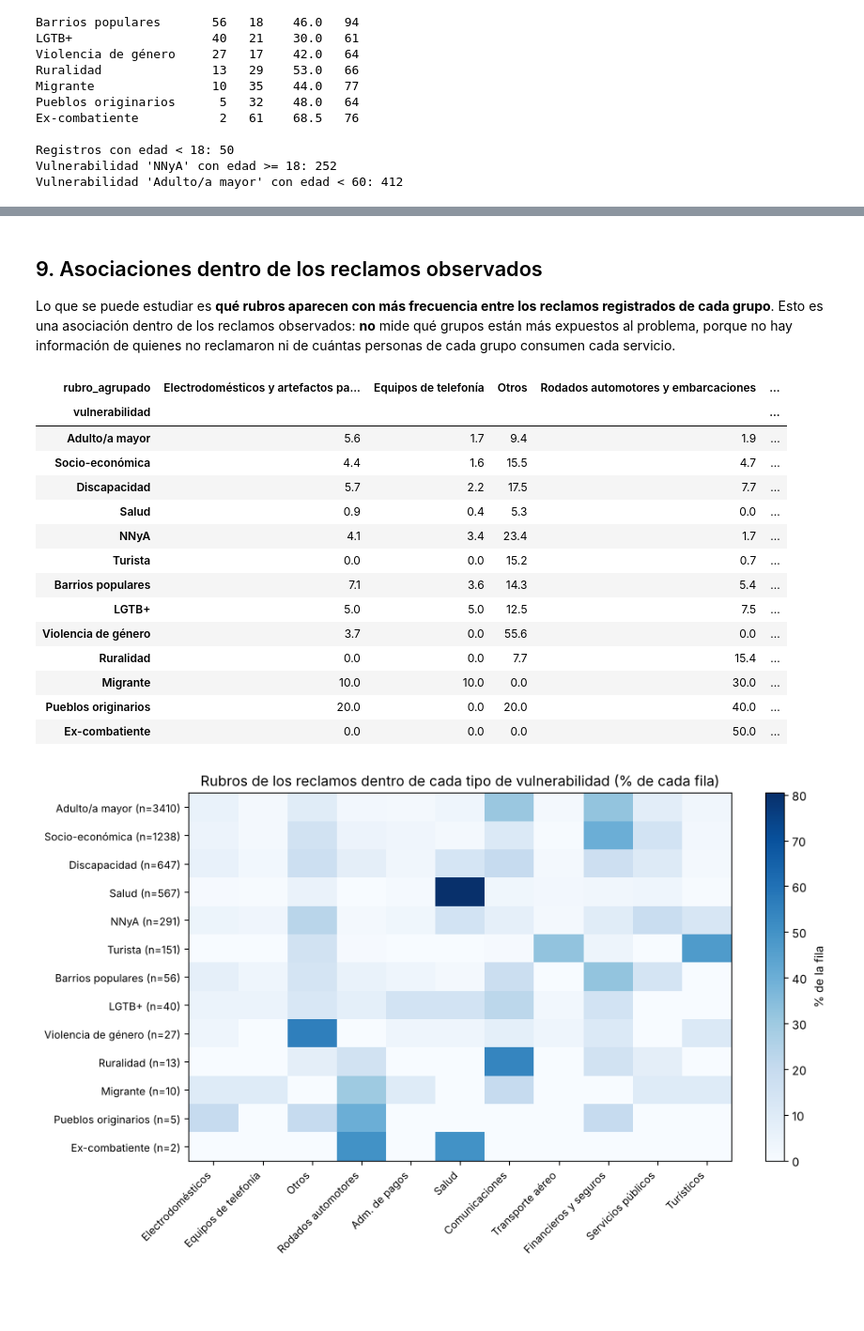
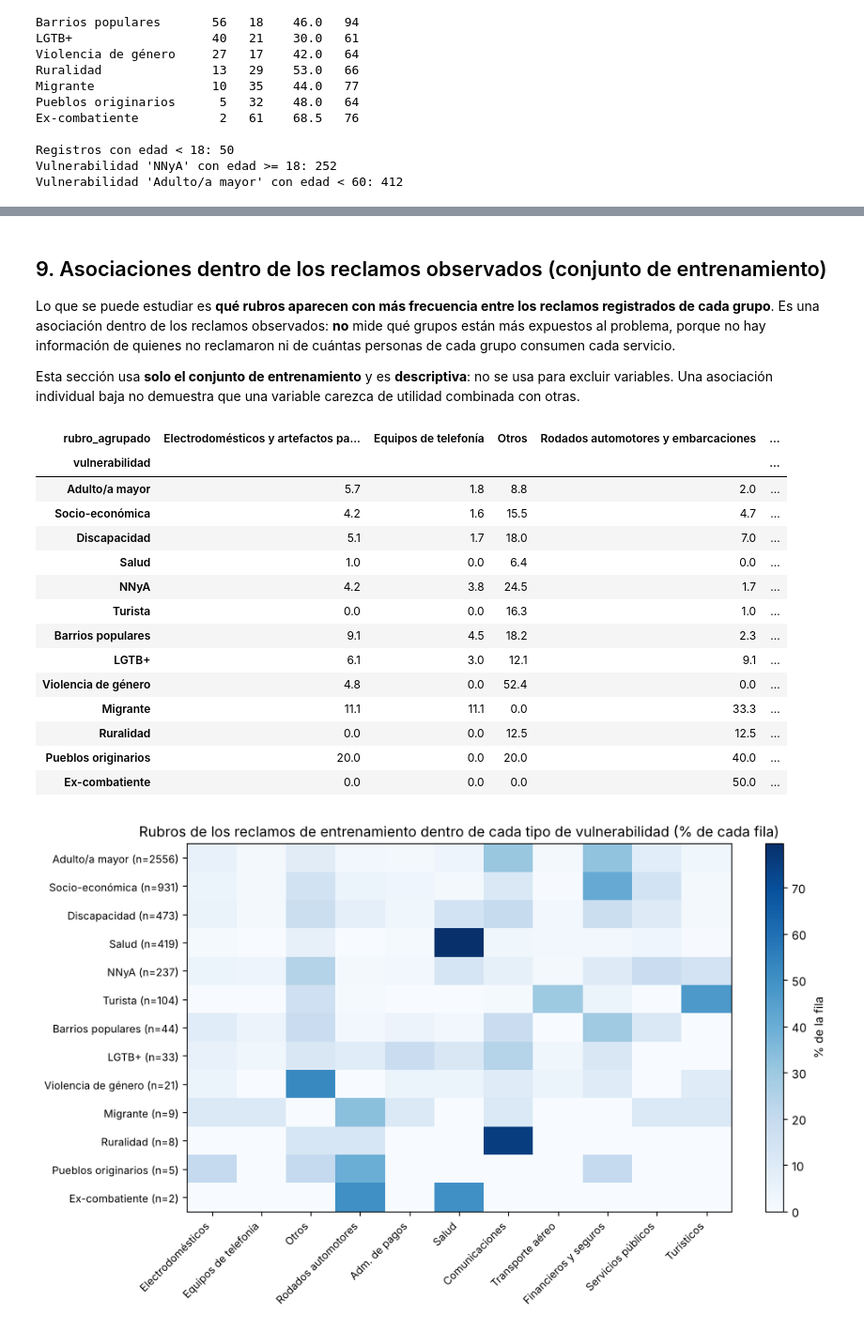
Before and after one commit to davidmoreira7788/consumidores-hipervulnerables-ml, a Jupyter notebook: notebooks/1.0-dm-eda-y-preprocesamiento.ipynb, the cells around one changed output, grey strips where cells are left out. Shown at 94% size. Drawn from its saved outputs; the diff is of its cells as text; code cells hidden in the pictures; blank space fills up the shorter version.

```diff
--- a/notebooks/1.0-dm-eda-y-preprocesamiento.ipynb
+++ b/notebooks/1.0-dm-eda-y-preprocesamiento.ipynb
@@ -275,5 +246,0 @@ pd.DataFrame(filas)
-# %%
-# Se aplica el umbral elegido: se crea la columna rubro_agrupado (variable objetivo definitiva).
-UMBRAL = 100
-df["rubro_agrupado"] = agrupar_rubros(df["rubro"], umbral=UMBRAL)
-print(df["rubro_agrupado"].value_counts().to_frame("casos").assign(porcentaje=lambda t: (100 * t["casos"] / len(df)).round(1)))
@@ -380,0 +260,7 @@ mismas métricas que los demás modelos) se calculará en el notebook de modelad
+# %%
+# Partición aleatoria estratificada por rubro. Los rubros con menos de 4 casos se juntan en '_raro' solo para
+# poder estratificar (no define las clases del modelo). La semilla fija hace la partición reproducible.
+tr, te = particion_entrenamiento_prueba(df, test_size=0.25, semilla=SEMILLA)
+print("Reclamos: entrenamiento =", len(tr), "| prueba =", len(te))
+print(f"Proporción del rubro más frecuente: entrenamiento {tr['rubro'].value_counts(normalize=True).iloc[0]:.1%}"
+      f" | prueba {te['rubro'].value_counts(normalize=True).iloc[0]:.1%}")
@@ -380,0 +311,14 @@ mismas métricas que los demás modelos) se calculará en el notebook de modelad
+# %%
+# Definición de las clases SOLO con el entrenamiento (definir_clases) y aplicación igual a entrenamiento y prueba.
+PROPORCION_MINIMA = 0.015
+clases_propias = definir_clases(tr["rubro"], proporcion_minima=PROPORCION_MINIMA)
+tr["rubro_agrupado"] = aplicar_clases(tr["rubro"], clases_propias)
+te["rubro_agrupado"] = aplicar_clases(te["rubro"], clases_propias)
+
+conteo = pd.DataFrame({
+    "entrenamiento": tr["rubro_agrupado"].value_counts(),
+    "prueba": te["rubro_agrupado"].value_counts(),
+})
+print("Clases propias definidas con el entrenamiento:", len(clases_propias), "+ 'Otros' =", conteo.shape[0], "clases")
+print(conteo)
+print("Mínimo en entrenamiento:", conteo["entrenamiento"].min(), "| mínimo en prueba:", conteo["prueba"].min())
@@ -476,58 +475,62 @@ parcialmente relacionadas (por ejemplo, `Adulto/a mayor`), por lo que pueden ser
 # %% [markdown]
-## 9. Asociaciones dentro de los reclamos observados
+## 9. Asociaciones dentro de los reclamos observados (conjunto de entrenamiento)
 
 Lo que se puede estudiar es **qué rubros aparecen con más frecuencia entre los reclamos registrados de cada
-grupo**. Esto es una asociación dentro de los reclamos observados: **no** mide qué grupos están más expuestos al
+grupo**. Es una asociación dentro de los reclamos observados: **no** mide qué grupos están más expuestos al
 problema, porque no hay información de quienes no reclamaron ni de cuántas personas de cada grupo consumen cada
 servicio.
+
+Esta sección usa **solo el conjunto de entrenamiento** y es **descriptiva**: no se usa para excluir variables. Una
+asociación individual baja no demuestra que una variable carezca de utilidad combinada con otras.
 # %%
-# Tabla cruzada con porcentajes por fila: dentro de cada tipo de vulnerabilidad, cómo se reparten los rubros.
-tabla = pd.crosstab(df["vulnerabilidad"], df["rubro_agrupado"], normalize="index") * 100
-orden = df["vulnerabilidad"].value_counts().index  # ordenado de más a menos casos
+# Tabla cruzada con porcentajes por fila (solo entrenamiento): dentro de cada tipo de vulnerabilidad,
+# cómo se reparten las clases de rubro.
+tabla = pd.crosstab(tr["vulnerabilidad"], tr["rubro_agrupado"], normalize="index") * 100
+orden = tr["vulnerabilidad"].value_counts().index  # ordenado de más a menos casos
 tabla = tabla.loc[orden].round(1)
 tabla
 # %% [output]
 | rubro_agrupado | Electrodomésticos y artefactos pa... | Equipos de telefonía | Otros | Rodados automotores y embarcaciones | ... |
 | vulnerabilidad |  |  |  |  | ... |
-| Adulto/a mayor | 5.6 | 1.7 | 9.4 | 1.9 | ... |
-| Socio-económica | 4.4 | 1.6 | 15.5 | 4.7 | ... |
-| Discapacidad | 5.7 | 2.2 | 17.5 | 7.7 | ... |
-| Salud | 0.9 | 0.4 | 5.3 | 0.0 | ... |
-| NNyA | 4.1 | 3.4 | 23.4 | 1.7 | ... |
-| Turista | 0.0 | 0.0 | 15.2 | 0.7 | ... |
-| Barrios populares | 7.1 | 3.6 | 14.3 | 5.4 | ... |
-| LGTB+ | 5.0 | 5.0 | 12.5 | 7.5 | ... |
-| Violencia de género | 3.7 | 0.0 | 55.6 | 0.0 | ... |
-| Ruralidad | 0.0 | 0.0 | 7.7 | 15.4 | ... |
-| Migrante | 10.0 | 10.0 | 0.0 | 30.0 | ... |
+| Adulto/a mayor | 5.7 | 1.8 | 8.8 | 2.0 | ... |
+| Socio-económica | 4.2 | 1.6 | 15.5 | 4.7 | ... |
+| Discapacidad | 5.1 | 1.7 | 18.0 | 7.0 | ... |
+| Salud | 1.0 | 0.0 | 6.4 | 0.0 | ... |
+| NNyA | 4.2 | 3.8 | 24.5 | 1.7 | ... |
+| Turista | 0.0 | 0.0 | 16.3 | 1.0 | ... |
+| Barrios populares | 9.1 | 4.5 | 18.2 | 2.3 | ... |
+| LGTB+ | 6.1 | 3.0 | 12.1 | 9.1 | ... |
+| Violencia de género | 4.8 | 0.0 | 52.4 | 0.0 | ... |
+| Migrante | 11.1 | 11.1 | 0.0 | 33.3 | ... |
+| Ruralidad | 0.0 | 0.0 | 12.5 | 12.5 | ... |
 | Pueblos originarios | 20.0 | 0.0 | 20.0 | 40.0 | ... |
 | Ex-combatiente | 0.0 | 0.0 | 0.0 | 50.0 | ... |
 # %%
 # Mapa de calor de la tabla anterior. Se acortan los nombres de rubros para que las etiquetas se lean bien
 # y se muestra la cantidad de casos (n) de cada fila, porque las filas chicas son poco confiables.
 cortos = {
     "Electrodomésticos y artefactos para el hogar": "Electrodomésticos",
     "Equipos de telefonía": "Equipos de telefonía",
     "Rodados automotores y embarcaciones": "Rodados automotores",
     "Servicio de administración de pagos": "Adm. de pagos",
     "Servicios de Salud": "Salud",
     "Servicios de comunicaciones": "Comunicaciones",
     "Servicios de transporte aéreo": "Transporte aéreo",
     "Servicios financieros y seguros": "Financieros y seguros",
     "Servicios públicos domiciliarios": "Servicios públicos",
     "Servicios turísticos": "Turísticos",
 }
-n_vul = df["vulnerabilidad"].value_counts()
+n_vul = tr["vulnerabilidad"].value_counts()
 fig, ax = plt.subplots(figsize=(10, 6))
 im = ax.imshow(tabla.values, aspect="auto", cmap="Blues")
 ax.set_xticks(range(tabla.shape[1]))
 ax.set_xticklabels([cortos.get(c, c) for c in tabla.columns], rotation=45, ha="right", fontsize=9)
 ax.set_yticks(range(tabla.shape[0]))
 ax.set_yticklabels([f"{v} (n={n_vul[v]})" for v in tabla.index], fontsize=9)
-ax.set_title("Rubros de los reclamos dentro de cada tipo de vulnerabilidad (% de cada fila)")
+ax.set_title("Rubros de los reclamos de entrenamiento dentro de cada tipo de vulnerabilidad (% de cada fila)")
 fig.colorbar(im, ax=ax, label="% de la fila")
 plt.tight_layout()
 plt.savefig(FIG / "03_vulnerabilidad_por_rubro.png", dpi=150)
 plt.show()
 # %% [output]
-[figure, old version]
+[figure, new version]
```
Also changed, not shown: parts of 47 cells of this notebook, 21 other files.
